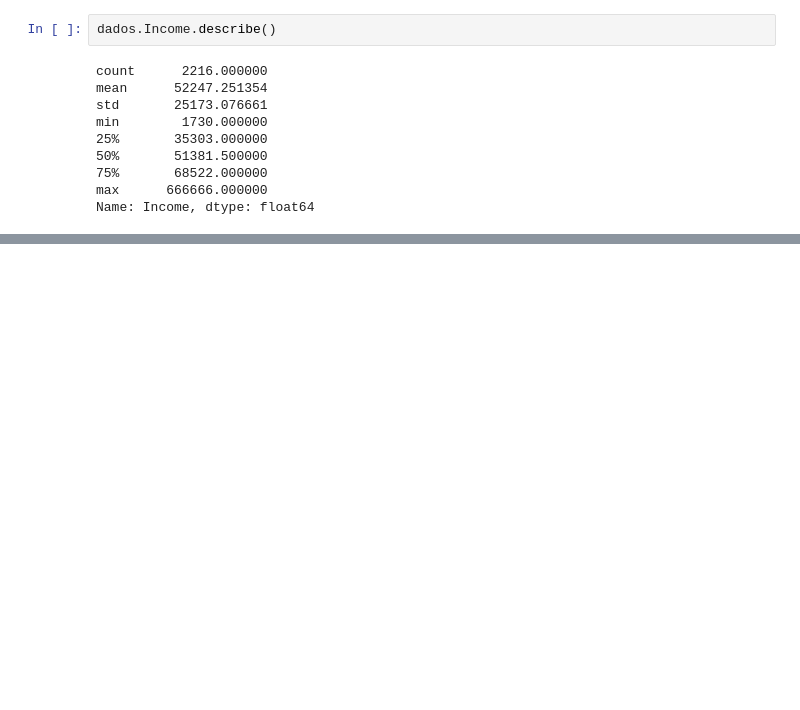
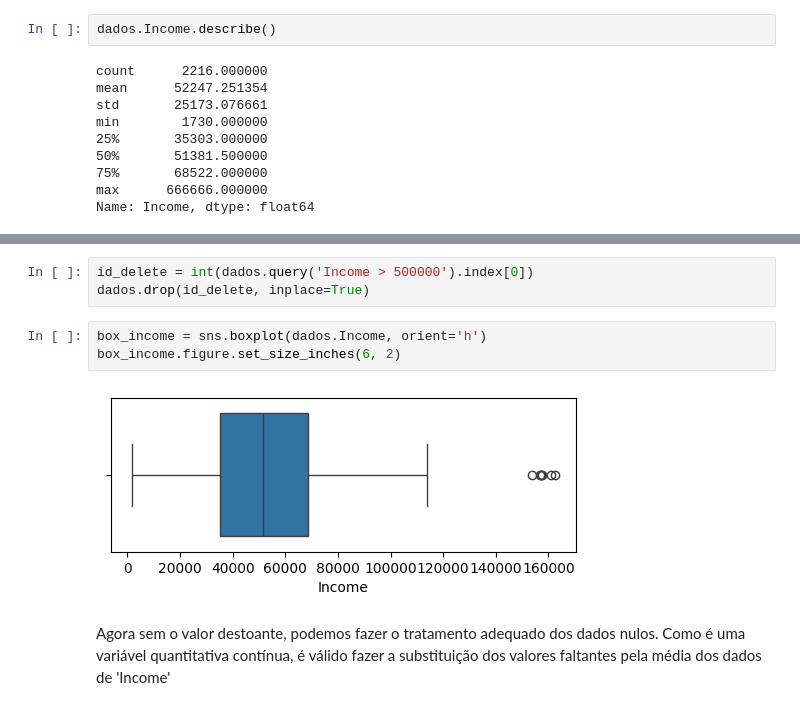
Before and after one commit to Leandr0Nogueira/leandro_repository, a Jupyter notebook: dataScience/Trabalho/T2/T2.ipynb, the cells around one changed output, grey strips where cells are left out. Drawn from its saved outputs; the diff is of its cells as text; blank space fills up the shorter version.

```diff
--- a/dataScience/Trabalho/T2/T2.ipynb
+++ b/dataScience/Trabalho/T2/T2.ipynb
@@ -60,0 +97,10 @@ box_income.figure.set_size_inches(4, 4)
+# %%
+id_delete = int(dados.query('Income > 500000').index[0])
+dados.drop(id_delete, inplace=True)
+# %%
+box_income = sns.boxplot(dados.Income, orient='h')
+box_income.figure.set_size_inches(6, 2)
+# %% [output]
+[figure, added]
+# %% [markdown]
+Agora sem o valor destoante, podemos fazer o tratamento adequado dos dados nulos. Como é uma variável quantitativa contínua, é válido fazer a substituição dos valores faltantes pela média dos dados de 'Income'
```
Also changed, not shown: parts of 15 cells of this notebook, 13 other files.
